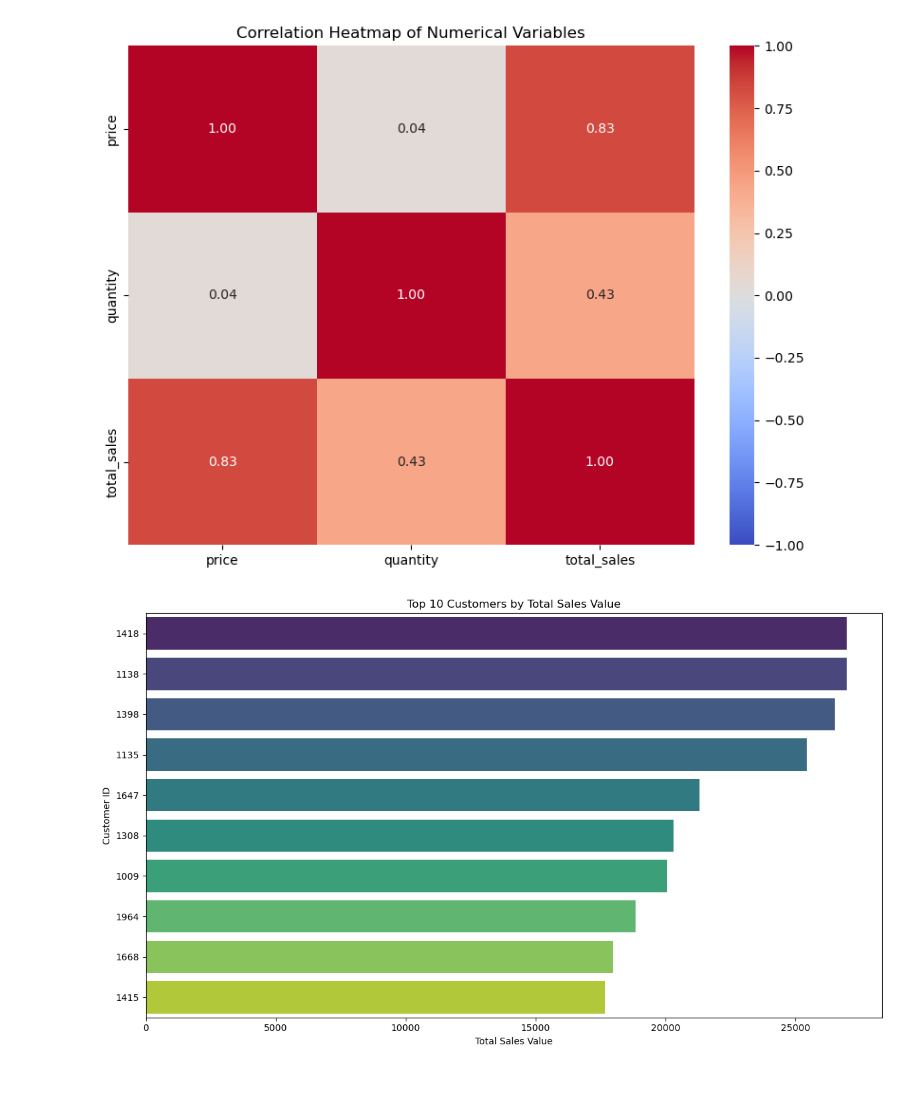
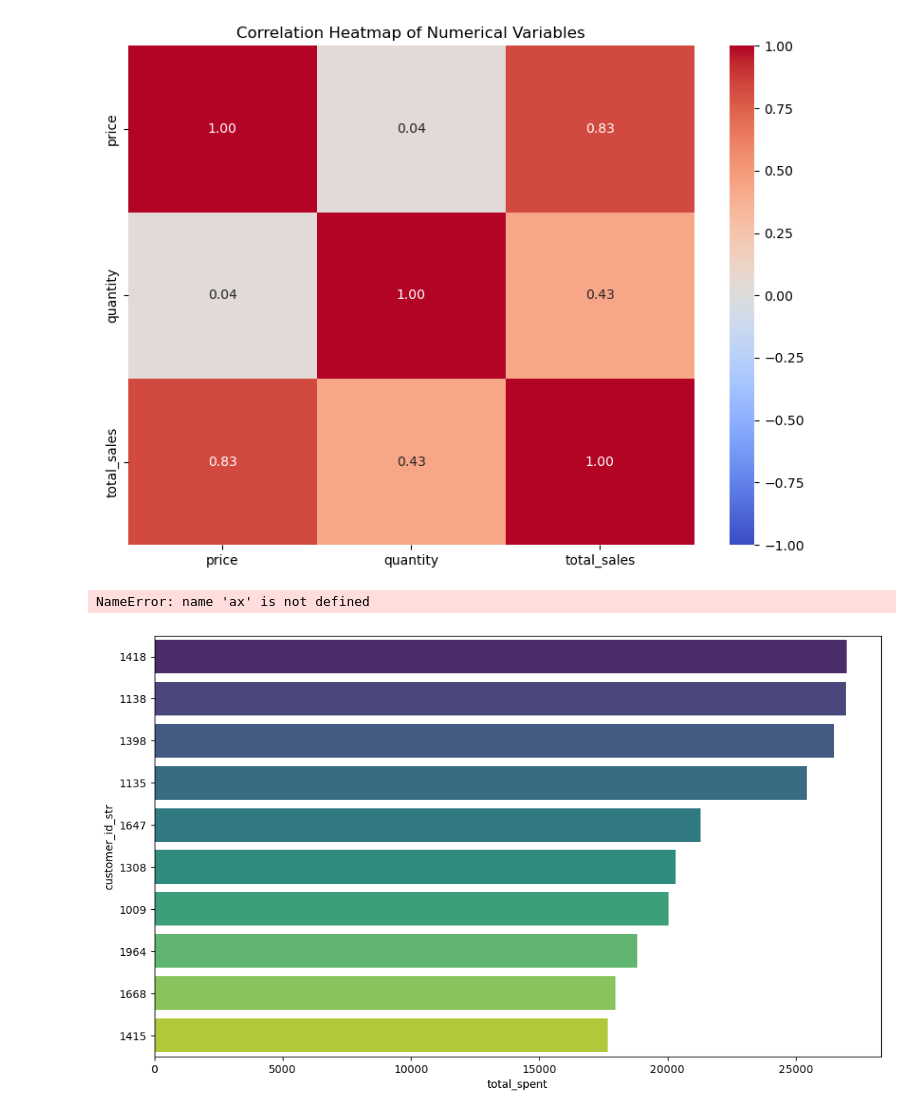
Before and after one commit to hubwied/ecommerce_sale, a Jupyter notebook: ecommerce_sale.ipynb, the cells around one changed output. Cells and saved outputs as stored; diff of their text form; code cells hidden in the pictures; blank space fills up the shorter version.

```diff
--- a/ecommerce_sale.ipynb
+++ b/ecommerce_sale.ipynb
@@ -401,18 +403,21 @@ plt.show()
 # %%
 top_customers_by_spent['customer_id_str'] = top_customers_by_spent['customer_id'].astype(str)
 
 plt.figure(figsize=(12, 7))
 sns.barplot(data=top_customers_by_spent.sort_values('total_spent', ascending=False),
             x='total_spent',
             y='customer_id_str',
             hue='customer_id_str',
             palette='viridis',
             orient='h',
             legend=False)
+for container in ax.containers:
+    ax.bar_label(container, fmt='%.2f', padding=3)
 plt.title('Top 10 Customers by Total Sales Value')
 plt.xlabel('Total Sales Value')
 plt.ylabel('Customer ID')
 plt.tight_layout()
 plt.show()
 # %% [output]
+NameError: name 'ax' is not defined
-[figure, old version]
+[figure, new version]
```
Also changed, not shown: parts of 3 cells of this notebook.
